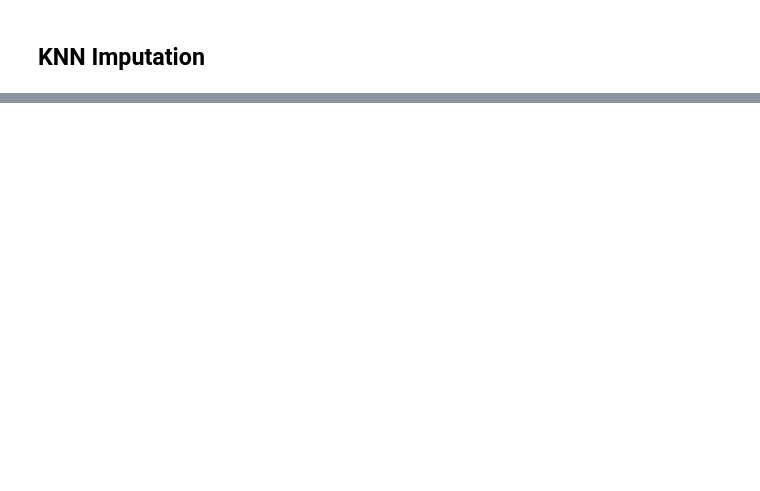
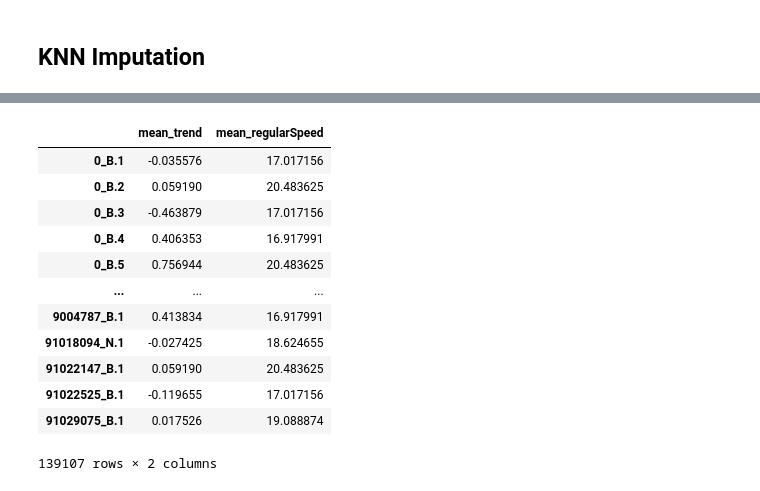
Before and after one commit to EL-BID/PredictToDo, a Jupyter notebook: notebooks/connected_components_analysis.ipynb, the cells around one changed output, grey strips where cells are left out. Drawn from its saved outputs; the diff is of its cells as text; code cells hidden in the pictures; blank space fills up the shorter version.

```diff
--- a/notebooks/connected_components_analysis.ipynb
+++ b/notebooks/connected_components_analysis.ipynb
@@ -109,0 +125,9 @@ Proportion without imputable values: 0.05684113667895936
+# %%
+# Type of street for each street segment (node in the graph)
+index = nx.get_node_attributes(base_graph, "MVITIPO").keys()
+values = nx.get_node_attributes(base_graph, "MVITIPO").values()
+street_types = (
+    pd.DataFrame({"node_id": index, "street_type": values})
+    .replace({" ": "Null"})
+    .set_index("node_id")
+)
@@ -109,0 +151,7 @@ Proportion without imputable values: 0.05684113667895936
+# %%
+mean_features_per_street_type = (
+    mean_features.merge(street_types, how="left", left_index=True, right_index=True)
+    .groupby("street_type")
+    .mean()
+)
+mean_features_per_street_type
@@ -109,0 +168,20 @@ Proportion without imputable values: 0.05684113667895936
+# %%
+neighbor_features_filled_df = neighbor_features_df.merge(street_types, how="left", left_index=True, right_index=True).merge(mean_features_per_street_type, how="left", left_on="street_type", right_index=True)
+neighbor_features_filled_df["mean_trend"] = neighbor_features_filled_df["mean_trend"].fillna(neighbor_features_filled_df["trend"])
+neighbor_features_filled_df["mean_regularSpeed"] = neighbor_features_filled_df["regularSpeed"].fillna(neighbor_features_filled_df["trend"])
+neighbor_features_filled_df.drop(columns=["trend", "regularSpeed", "street_type"], inplace=True)
+neighbor_features_filled_df
+# %% [output]
+|  | mean_trend | mean_regularSpeed |
+| 0_B.1 | -0.035576 | 17.017156 |
+| 0_B.2 | 0.059190 | 20.483625 |
+| 0_B.3 | -0.463879 | 17.017156 |
+| 0_B.4 | 0.406353 | 16.917991 |
+| 0_B.5 | 0.756944 | 20.483625 |
+| ... | ... | ... |
+| 9004787_B.1 | 0.413834 | 16.917991 |
+| 91018094_N.1 | -0.027425 | 18.624655 |
+| 91022147_B.1 | 0.059190 | 20.483625 |
+| 91022525_B.1 | -0.119655 | 17.017156 |
+| 91029075_B.1 | 0.017526 | 19.088874 |
+139107 rows × 2 columns
```
Also changed, not shown: parts of 6 cells of this notebook, 1 other file.
